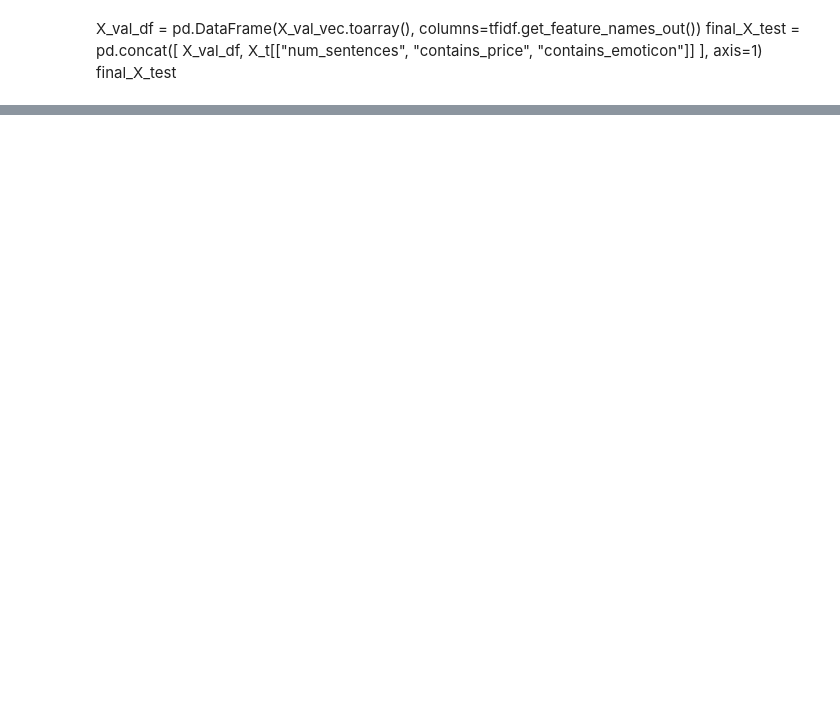
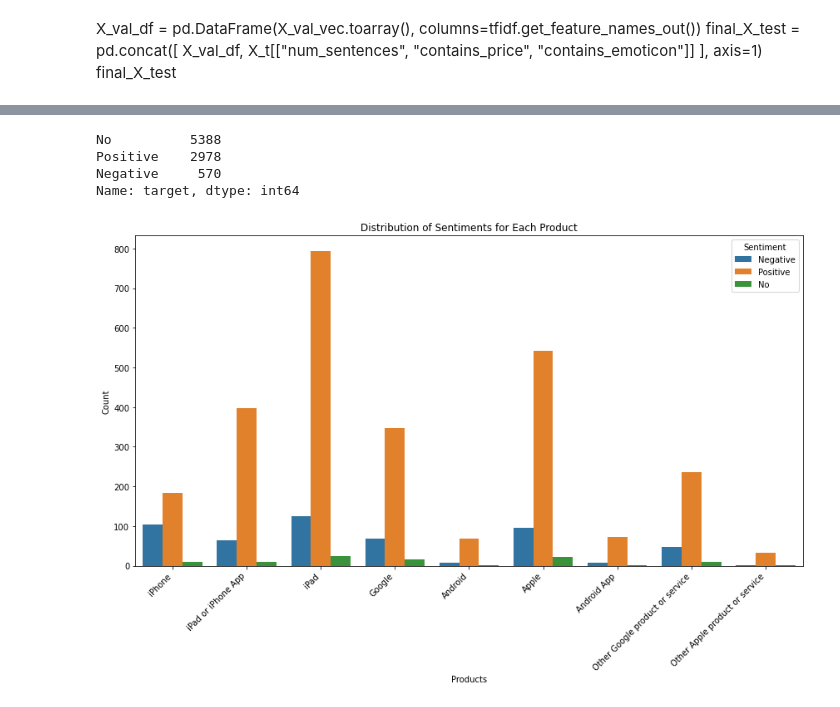
Before and after one commit to juved/Unveiling-Sentiments-on-Apple-and-Google-Products, a Jupyter notebook: Notebooks/juvensone_working_notebook.ipynb, the cells around one changed output, grey strips where cells are left out. Saved outputs shown, nothing was run; the diff lists cells and outputs as text; code cells hidden in the pictures; blank space fills up the shorter version.

```diff
--- a/Notebooks/juvensone_working_notebook.ipynb
+++ b/Notebooks/juvensone_working_notebook.ipynb
@@ -1055,0 +1081,29 @@ final_X_test
+# %%
+df2['target'].value_counts()
+# %% [output]
+No          5388
+Positive    2978
+Negative     570
+Name: target, dtype: int64
+# %%
+import seaborn as sns
+import matplotlib.pyplot as plt
+
+# Assuming df2 is your DataFrame
+plt.figure(figsize=(12, 8))
+
+# Create a count plot to show the distribution
+sns.countplot(x='products', hue='target', data=df2)
+
+# Set labels and title
+plt.xlabel('Products')
+plt.ylabel('Count')
+plt.title('Distribution of Sentiments for Each Product')
+
+# Show the plot
+plt.xticks(rotation=45, ha='right')
+plt.legend(title='Sentiment')
+plt.tight_layout()
+plt.show()
+# %% [output]
+[figure, added]
```
Also changed, not shown: parts of 15 cells of this notebook.
